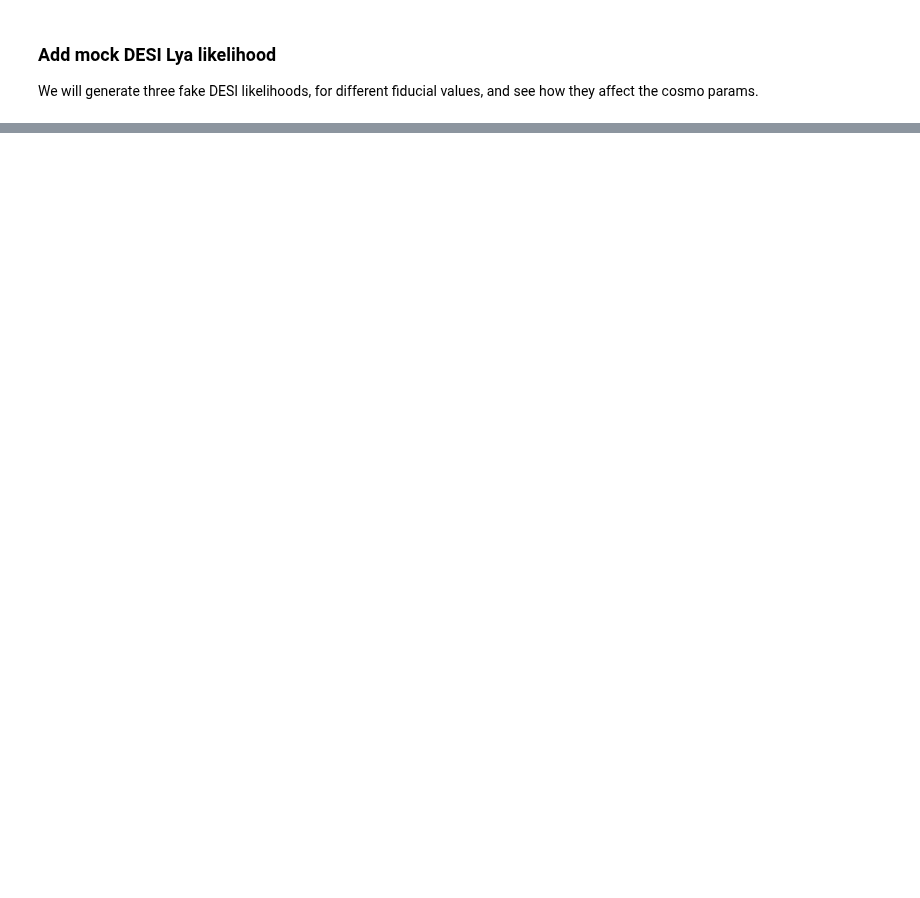
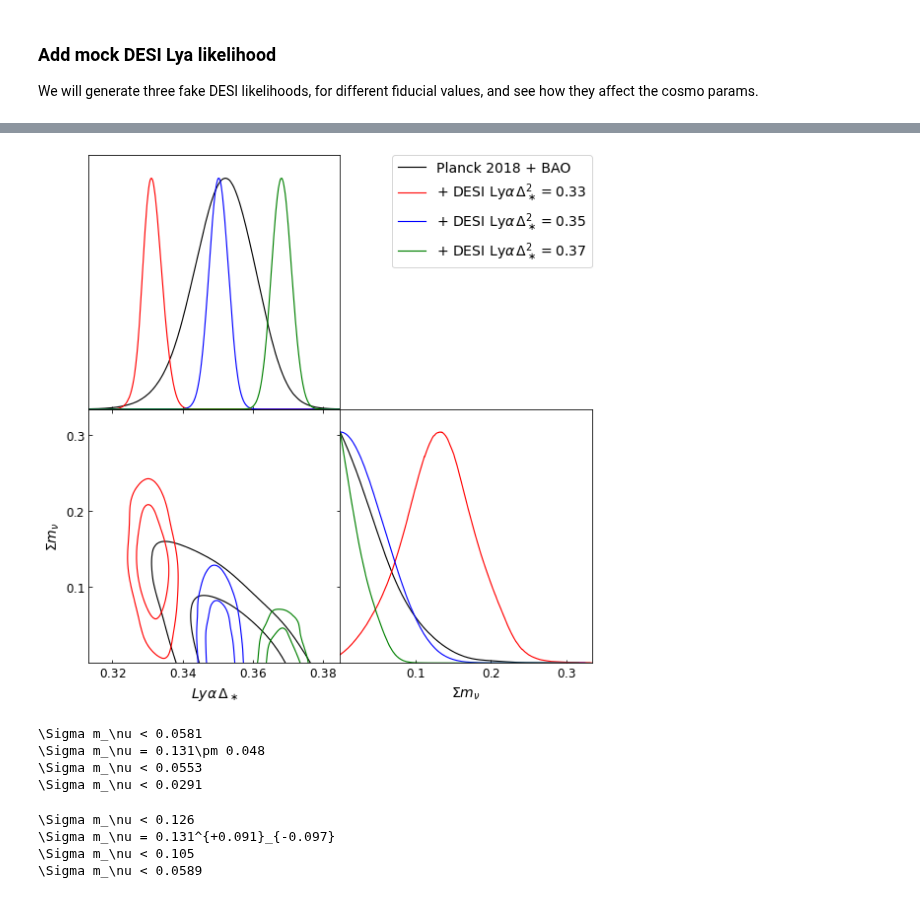
Before and after one commit to igmhub/cup1d, a Jupyter notebook: notebooks/DESI_lya_importance.ipynb, the cells around one changed output, grey strips where cells are left out. Cells and saved outputs as stored; diff of their text form; code cells hidden in the pictures; blank space fills up the shorter version.

```diff
--- a/notebooks/DESI_lya_importance.ipynb
+++ b/notebooks/DESI_lya_importance.ipynb
@@ -77,0 +88,31 @@ g.triangle_plot([planck2018['samples'],samples_DESI[0],samples_DESI[1],samples_D
+# %%
+g = plots.getSubplotPlotter(width_inch=8)
+g.settings.axes_fontsize = 12
+g.settings.legend_fontsize = 14
+g.triangle_plot([planck2018['samples'],samples_DESI[0],samples_DESI[1],samples_DESI[2]],
+                ['linP_DL2_star','mnu'],
+                legend_labels=[planck_label,labels_DESI[0],labels_DESI[1],labels_DESI[2]])
+plt.savefig(plot_label+'.pdf')
+plt.savefig(plot_label+'.png')
+# %% [output]
+[figure, added]
+# %%
+print(planck2018['samples'].getInlineLatex('mnu',limit=1))
+print(samples_DESI[0].getInlineLatex('mnu',limit=1))
+print(samples_DESI[1].getInlineLatex('mnu',limit=1))
+print(samples_DESI[2].getInlineLatex('mnu',limit=1))
+# %% [output]
+\Sigma m_\nu < 0.0581
+\Sigma m_\nu = 0.131\pm 0.048
+\Sigma m_\nu < 0.0553
+\Sigma m_\nu < 0.0291
+# %%
+print(planck2018['samples'].getInlineLatex('mnu',limit=2))
+print(samples_DESI[0].getInlineLatex('mnu',limit=2))
+print(samples_DESI[1].getInlineLatex('mnu',limit=2))
+print(samples_DESI[2].getInlineLatex('mnu',limit=2))
+# %% [output]
+\Sigma m_\nu < 0.126
+\Sigma m_\nu = 0.131^{+0.091}_{-0.097}
+\Sigma m_\nu < 0.105
+\Sigma m_\nu < 0.0589
```
Also changed, not shown: parts of 7 cells of this notebook.
